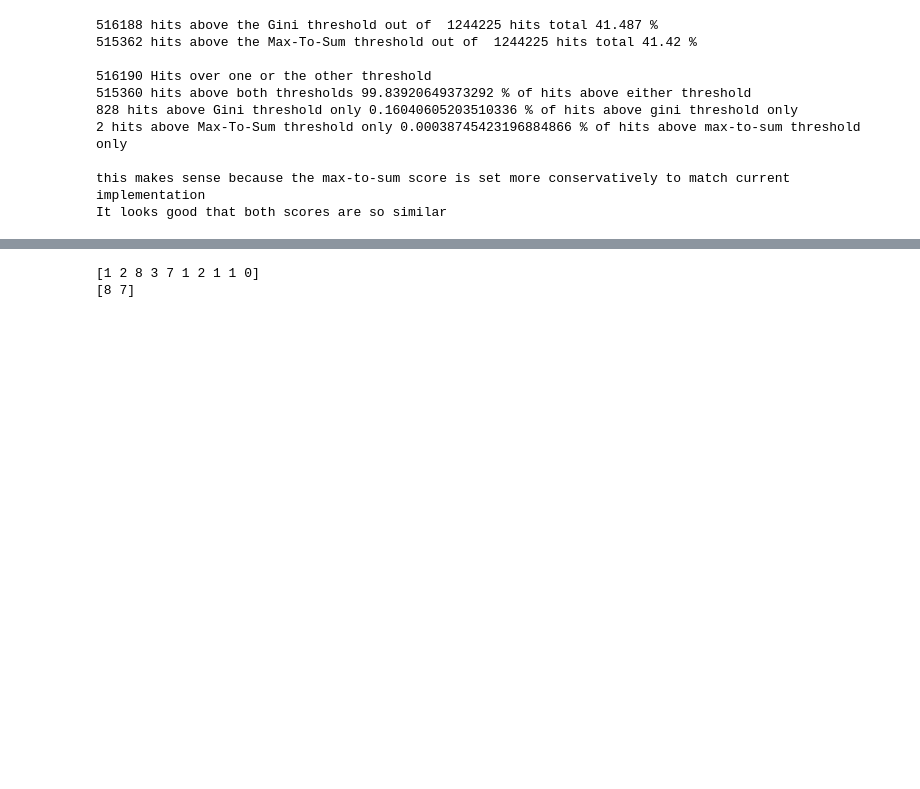
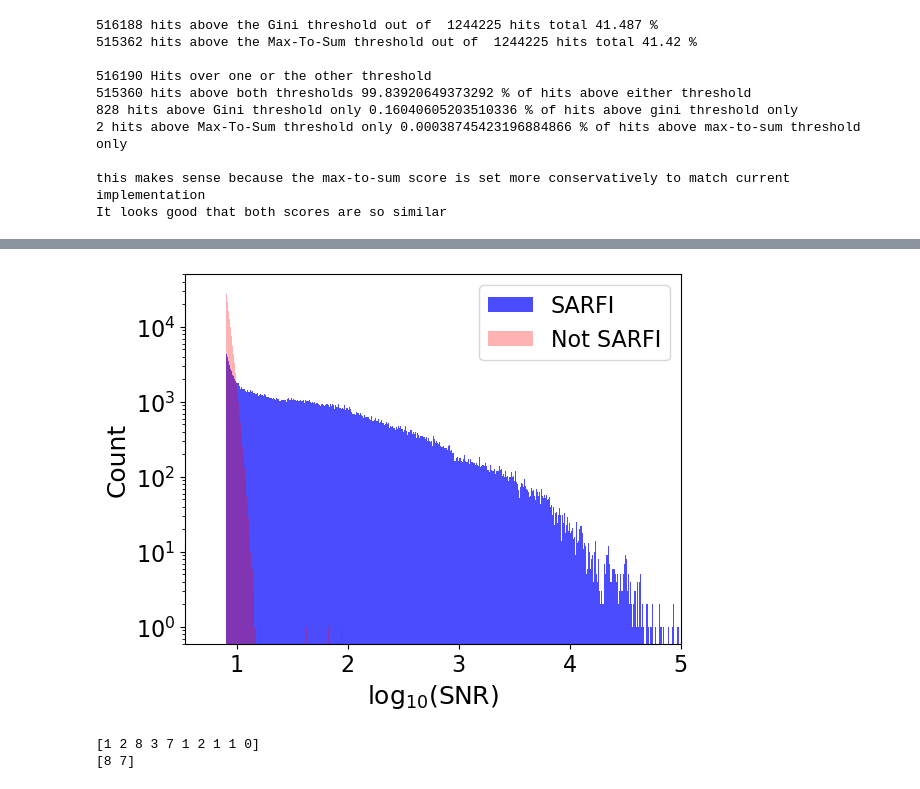
Before and after one commit to NMStiegler/BL-COSMIC-2024-proj, a Jupyter notebook: stamps/analyze_full_sarfi_results.ipynb, the cells around one changed output, grey strips where cells are left out. Drawn from its saved outputs; the diff is of its cells as text; code cells hidden in the pictures; blank space fills up the shorter version.

```diff
--- a/stamps/analyze_full_sarfi_results.ipynb
+++ b/stamps/analyze_full_sarfi_results.ipynb
@@ -187,3 +258,18 @@ assert(SARFI_hits["source_name"].nunique() == 1 and SARFI_hits["source_name"].un
+# %%
+# Look at distribution of drift rates for SARFI
+n_bins = 1000
+plt.hist(np.log10(SARFI_hits["signal_snr"]), bins=n_bins, color='blue', alpha=0.7, label="SARFI", zorder=-1)
+plt.hist(np.log10(not_SARFI_hits["signal_snr"]), bins=n_bins, color='red', alpha=0.3, label="Not SARFI")
+plt.xlabel(r"$\log_{10}$(SNR)")
+plt.ylabel("Count")
+# plt.title("Distribution of Drift Rates for SARFI")
+plt.legend()
+plt.yscale('log')
+# plt.xscale('log')
+plt.xlim([None, 5])
+plt.show()
+# %% [output]
+[figure, added]
 # %%
 # Let's look at the antennas which have the most SARFI
 
```
Also changed, not shown: parts of 10 cells of this notebook, 4 other files.
